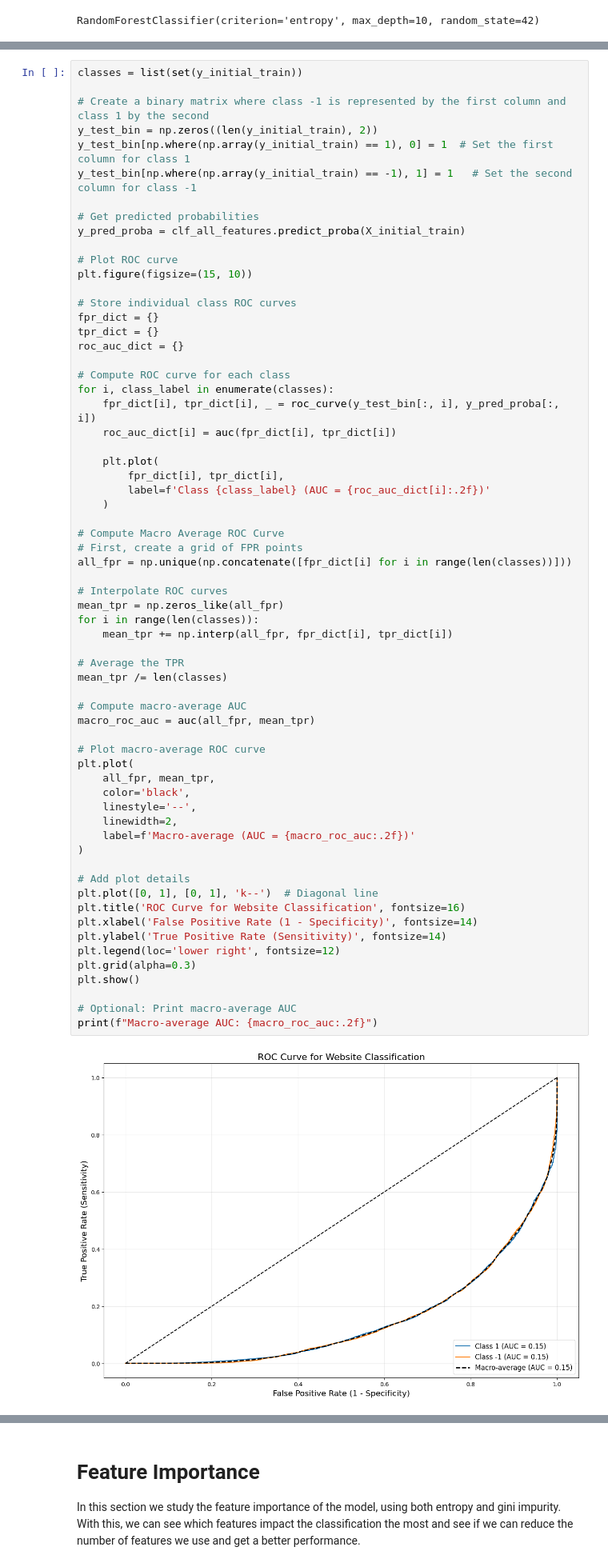
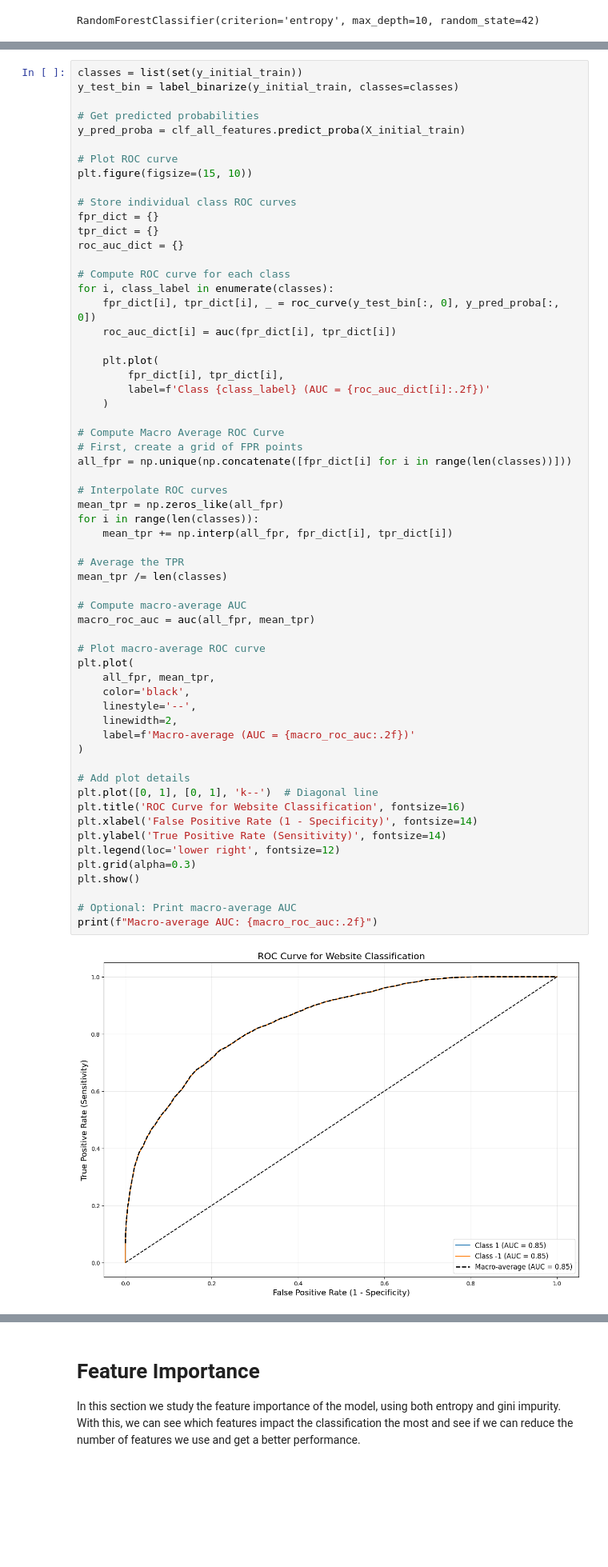
Before and after one commit to BettinaTee03/Machine-Learning-Group-Project, a Jupyter notebook: openworld_binaryclass.ipynb, the cells around one changed output, grey strips where cells are left out. Shown at 80% size. Saved outputs shown, nothing was run; the diff lists cells and outputs as text; blank space fills up the shorter version.

```diff
--- a/openworld_binaryclass.ipynb
+++ b/openworld_binaryclass.ipynb
@@ -174,11 +174,7 @@ Confusion Matrix
  [ 270 3553]]
 # %%
 classes = list(set(y_initial_train))
-
-# Create a binary matrix where class -1 is represented by the first column and class 1 by the second
-y_test_bin = np.zeros((len(y_initial_train), 2))
-y_test_bin[np.where(np.array(y_initial_train) == 1), 0] = 1  # Set the first column for class 1
-y_test_bin[np.where(np.array(y_initial_train) == -1), 1] = 1   # Set the second column for class -1
+y_test_bin = label_binarize(y_initial_train, classes=classes)
 
 # Get predicted probabilities
 y_pred_proba = clf_all_features.predict_proba(X_initial_train)
@@ -193,7 +189,7 @@ roc_auc_dict = {}
 
 # Compute ROC curve for each class
 for i, class_label in enumerate(classes):
-    fpr_dict[i], tpr_dict[i], _ = roc_curve(y_test_bin[:, i], y_pred_proba[:, i])
+    fpr_dict[i], tpr_dict[i], _ = roc_curve(y_test_bin[:, 0], y_pred_proba[:, 0])
     roc_auc_dict[i] = auc(fpr_dict[i], tpr_dict[i])
 
     plt.plot(
@@ -210,31 +206,31 @@ mean_tpr = np.zeros_like(all_fpr)
 for i in range(len(classes)):
     mean_tpr += np.interp(all_fpr, fpr_dict[i], tpr_dict[i])
 
 # Average the TPR
 mean_tpr /= len(classes)
 
 # Compute macro-average AUC
 macro_roc_auc = auc(all_fpr, mean_tpr)
 
 # Plot macro-average ROC curve
 plt.plot(
     all_fpr, mean_tpr,
     color='black',
     linestyle='--',
     linewidth=2,
     label=f'Macro-average (AUC = {macro_roc_auc:.2f})'
 )
 
 # Add plot details
 plt.plot([0, 1], [0, 1], 'k--')  # Diagonal line
 plt.title('ROC Curve for Website Classification', fontsize=16)
 plt.xlabel('False Positive Rate (1 - Specificity)', fontsize=14)
 plt.ylabel('True Positive Rate (Sensitivity)', fontsize=14)
 plt.legend(loc='lower right', fontsize=12)
 plt.grid(alpha=0.3)
 plt.show()
 
 # Optional: Print macro-average AUC
 print(f"Macro-average AUC: {macro_roc_auc:.2f}")
 # %% [output]
-[figure, old version]
+[figure, new version]
```
Also changed, not shown: parts of 3 cells of this notebook.
